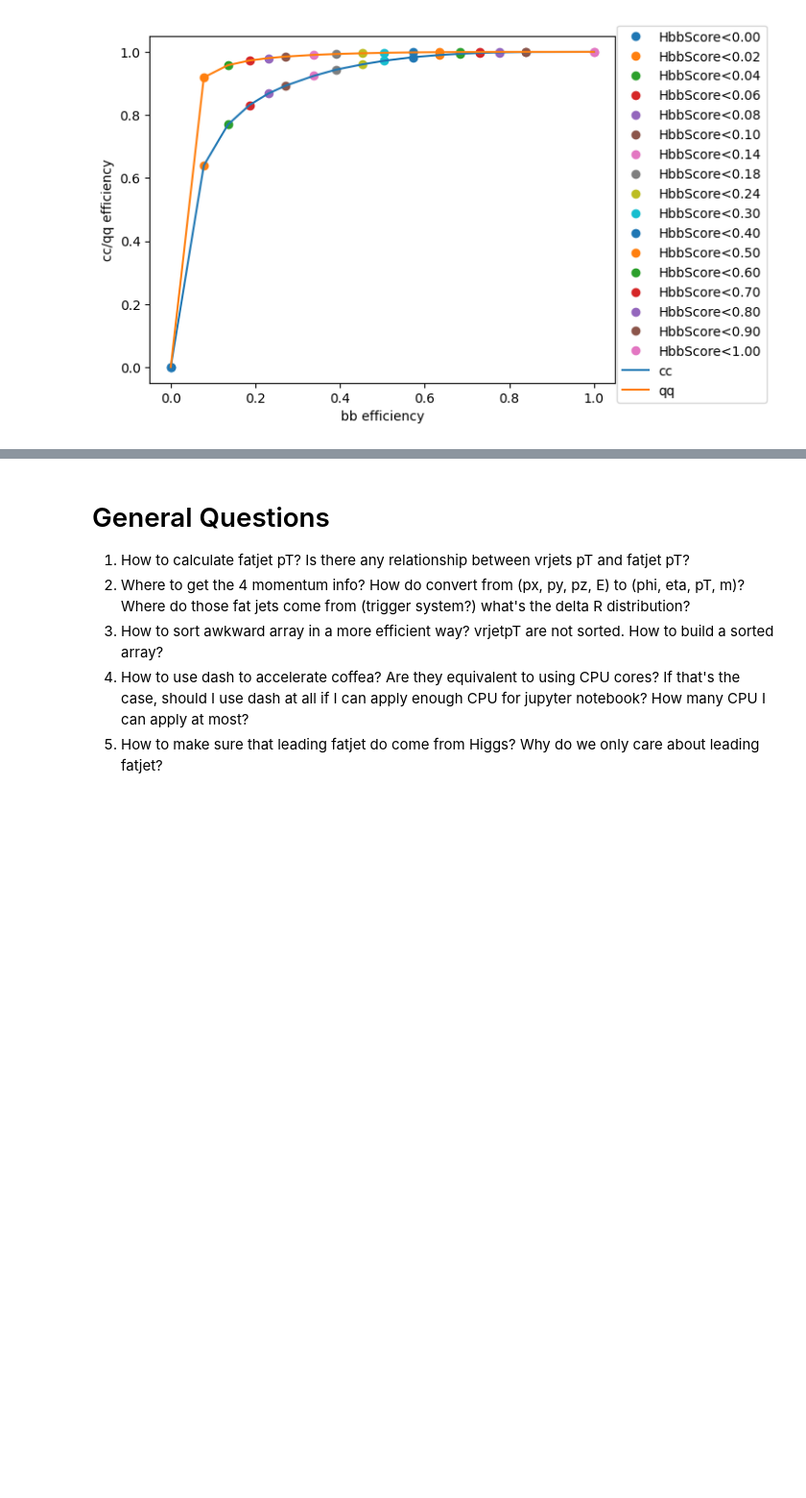
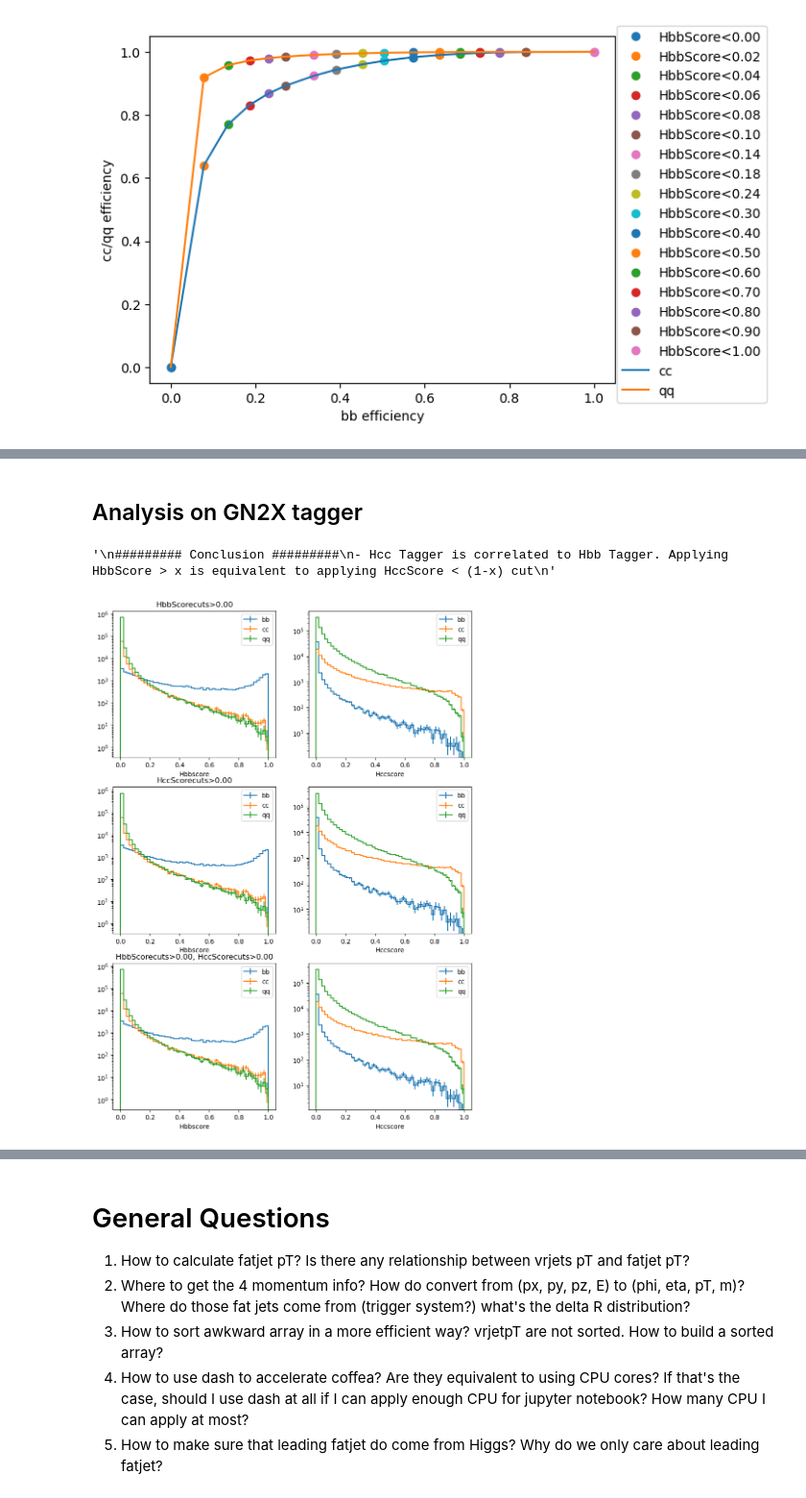
Before and after one commit to dyl64/Dongyi-Oral-Qual, a Jupyter notebook: notebooks/coffea_Zcc_analysis.ipynb, the cells around one changed output, grey strips where cells are left out. Shown at 96% size. Saved outputs shown, nothing was run; the diff lists cells and outputs as text; code cells hidden in the pictures; blank space fills up the shorter version.

```diff
--- a/notebooks/coffea_Zcc_analysis.ipynb
+++ b/notebooks/coffea_Zcc_analysis.ipynb
@@ -625,0 +920,32 @@ plt.plot()
+# %% [markdown]
+## Analysis on GN2X tagger
+# %%
+bb_scores = np.array([0.  , 0.02, 0.04, 0.06, 0.08, 0.1 , 0.14, 0.18, 0.24, 0.3 , 0.4 ,0.5 , 0.6 , 0.7 , 0.8 , 0.9 , 1.  ])
+cc_scores = np.array([0., .01, .02, .03, .04, .06, .08, .1, .2, .3, .5, .7, .9])
+for bb_score in bb_scores[:1]:
+    for cc_score in cc_scores[:1]:
+        with open('../../GN2cuts/HbbScorecuts>%.2f, HccScorecuts>%.2f.p'%(bb_score, cc_score), 'rb') as fp:
+            data = pickle.load(fp)
+# %%
+# Make the plot of HbbScore and HccScore in 3 different cases
+fig, axs = plt.subplots(3, 2, figsize=(10,14))
+count = 0
+for hist_name, hist in data.items():
+    if hist_name =='entries' or hist_name =='cuts':
+        continue
+    #print(hist_name)
+    data[hist_name].plot1d(ax=axs[int(count/2)][count%2])
+    axs[int(count/2)][count%2].set_yscale('log')
+    axs[int(count/2)][count%2].legend()
+    count += 1
+axs[0][0].set_title(data['cuts'][:17])
+axs[1][0].set_title(data['cuts'][19:])
+axs[2][0].set_title(data['cuts'])
+
+'''
+######### Conclusion #########
+- Hcc Tagger is correlated to Hbb Tagger. Applying HbbScore > x is equivalent to applying HccScore < (1-x) cut
+'''
+# %% [output]
+'\n######### Conclusion #########\n- Hcc Tagger is correlated to Hbb Tagger. Applying HbbScore > x is equivalent to applying HccScore < (1-x) cut\n'
+[figure, added]
```
Also changed, not shown: parts of 29 cells of this notebook.
